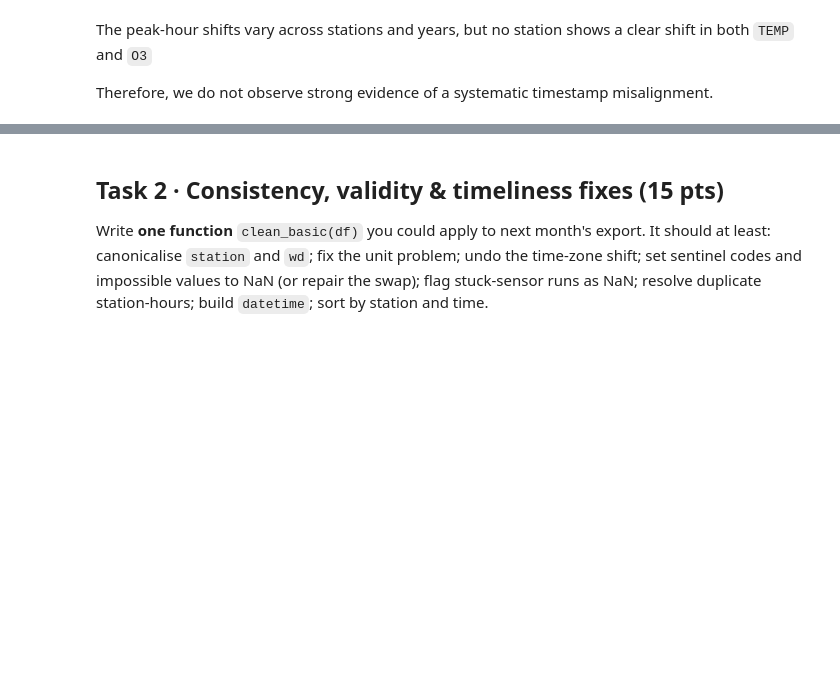
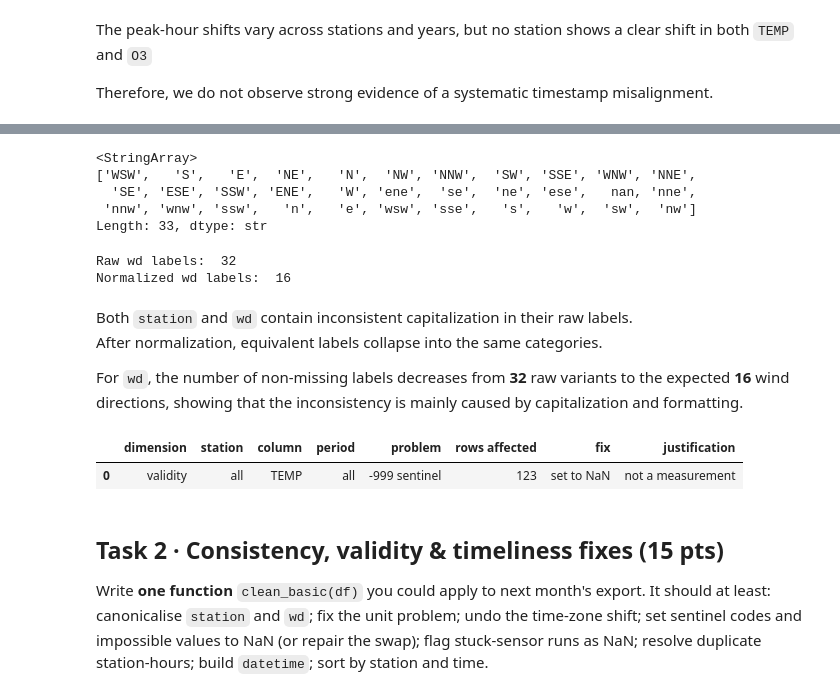
Before and after one commit to Patpoooot/Hat-AKT26, a Jupyter notebook: Assignment1/L1_Air_Quality_Data_Preprocessing_Notebook_Dos_Kallas.ipynb, the cells around one changed output, grey strips where cells are left out. Saved outputs shown, nothing was run; the diff lists cells and outputs as text; code cells hidden in the pictures; blank space fills up the shorter version.

```diff
--- a/Assignment1/L1_Air_Quality_Data_Preprocessing_Notebook_Dos_Kallas.ipynb
+++ b/Assignment1/L1_Air_Quality_Data_Preprocessing_Notebook_Dos_Kallas.ipynb
@@ -937,7 +1015,31 @@ Therefore, we do not observe strong evidence of a systematic timestamp misalignm
+# %%
+df["wd"].unique()
+# %% [output]
+<StringArray>
+['WSW',   'S',   'E',  'NE',   'N',  'NW', 'NNW',  'SW', 'SSE', 'WNW', 'NNE',
+  'SE', 'ESE', 'SSW', 'ENE',   'W', 'ene',  'se',  'ne', 'ese',   nan, 'nne',
+ 'nnw', 'wnw', 'ssw',   'n',   'e', 'wsw', 'sse',   's',   'w',  'sw',  'nw']
+Length: 33, dtype: str
+# %%
+wd_normalized = df["wd"].str.strip().str.lower()
+
+print("Raw wd labels: ", df["wd"].nunique())
+print("Normalized wd labels: ", wd_normalized.nunique())
+# %% [output]
+Raw wd labels:  32
+Normalized wd labels:  16
+# %% [markdown]
+Both `station` and `wd` contain inconsistent capitalization in their raw labels.
+After normalization, equivalent labels collapse into the same categories.
+
+For `wd`, the number of non-missing labels decreases from **32** raw variants to the expected **16** wind directions, showing that the inconsistency is mainly caused by capitalization and formatting.
 # %%
 issue_log = pd.DataFrame(columns=["dimension", "station", "column", "period", "problem", "rows affected", "fix", "justification"])
-# issue_log.loc[len(issue_log)] = ["validity", "all", "TEMP", "all", "-999 sentinel", 123, "set to NaN", "not a measurement"]
+issue_log.loc[len(issue_log)] = ["validity", "all", "TEMP", "all", "-999 sentinel", 123, "set to NaN", "not a measurement"]
 issue_log
+# %% [output]
+|  | dimension | station | column | period | problem | rows affected | fix | justification |
+| 0 | validity | all | TEMP | all | -999 sentinel | 123 | set to NaN | not a measurement |
 # %% [markdown]
 ## Task 2 · Consistency, validity & timeliness fixes (15 pts)
 Write **one function** `clean_basic(df)` you could apply to next month's export. It should at least: canonicalise `station` and `wd`; fix the unit problem; undo the time-zone shift; set sentinel codes and impossible values to NaN (or repair the swap); flag stuck-sensor runs as NaN; resolve duplicate station-hours; build `datetime`; sort by station and time.
```
Also changed, not shown: parts of 8 cells of this notebook, 1 other file.
